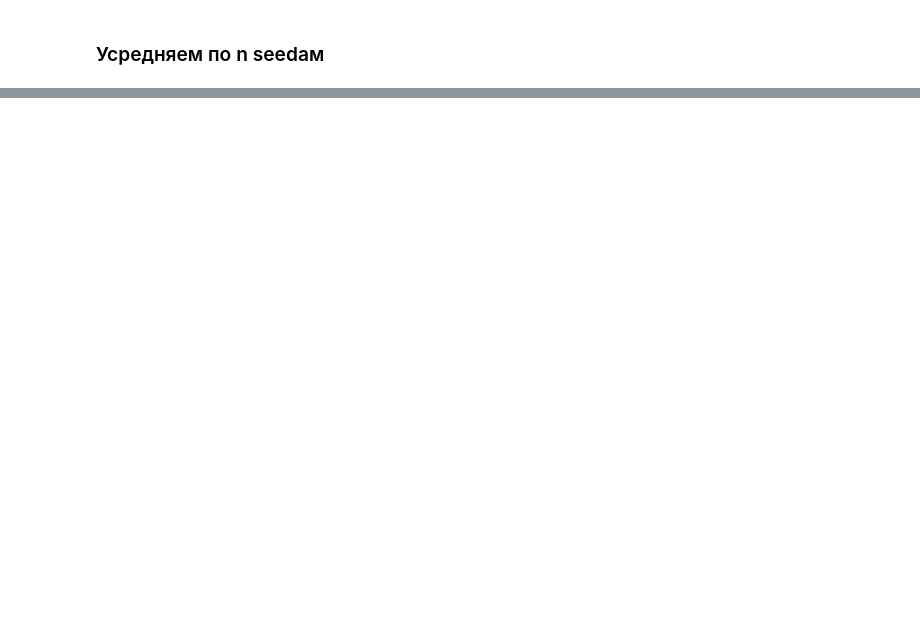
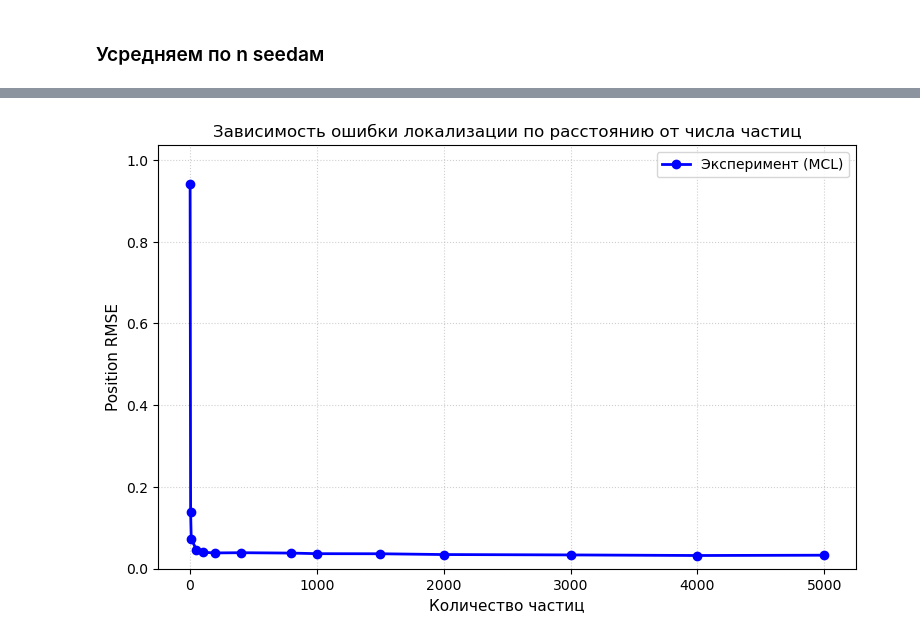
Before and after one commit to PavelKrWork/Monte_Carlo_robot_localization, a Jupyter notebook: Particle_filter.ipynb, the cells around one changed output, grey strips where cells are left out. Drawn from its saved outputs; the diff is of its cells as text; code cells hidden in the pictures; blank space fills up the shorter version.

```diff
--- a/Particle_filter.ipynb
+++ b/Particle_filter.ipynb
@@ -299,0 +480,19 @@ print(np.mean(no_pf_ideal_rmses))
+# %%
+import matplotlib.pyplot as plt
+from scipy.optimize import curve_fit
+
+rmse_data = results_df['position_rmse_mean']
+
+plt.figure(figsize=(9, 5.5), dpi=100)
+plt.plot(particle_counts, rmse_data, 'o-', color='b', label='Эксперимент (MCL)', linewidth=2)
+
+plt.ylim(0, 1.1 * rmse_data.max())
+
+plt.title('Зависимость ошибки локализации по расстоянию от числа частиц', fontsize=12)
+plt.xlabel('Количество частиц', fontsize=11)
+plt.ylabel('Position RMSE', fontsize=11)
+plt.grid(True, linestyle=':', alpha=0.6)
+plt.legend()
+plt.show()
+# %% [output]
+[figure, added]
```
Also changed, not shown: parts of 24 cells of this notebook, 2 other files.
